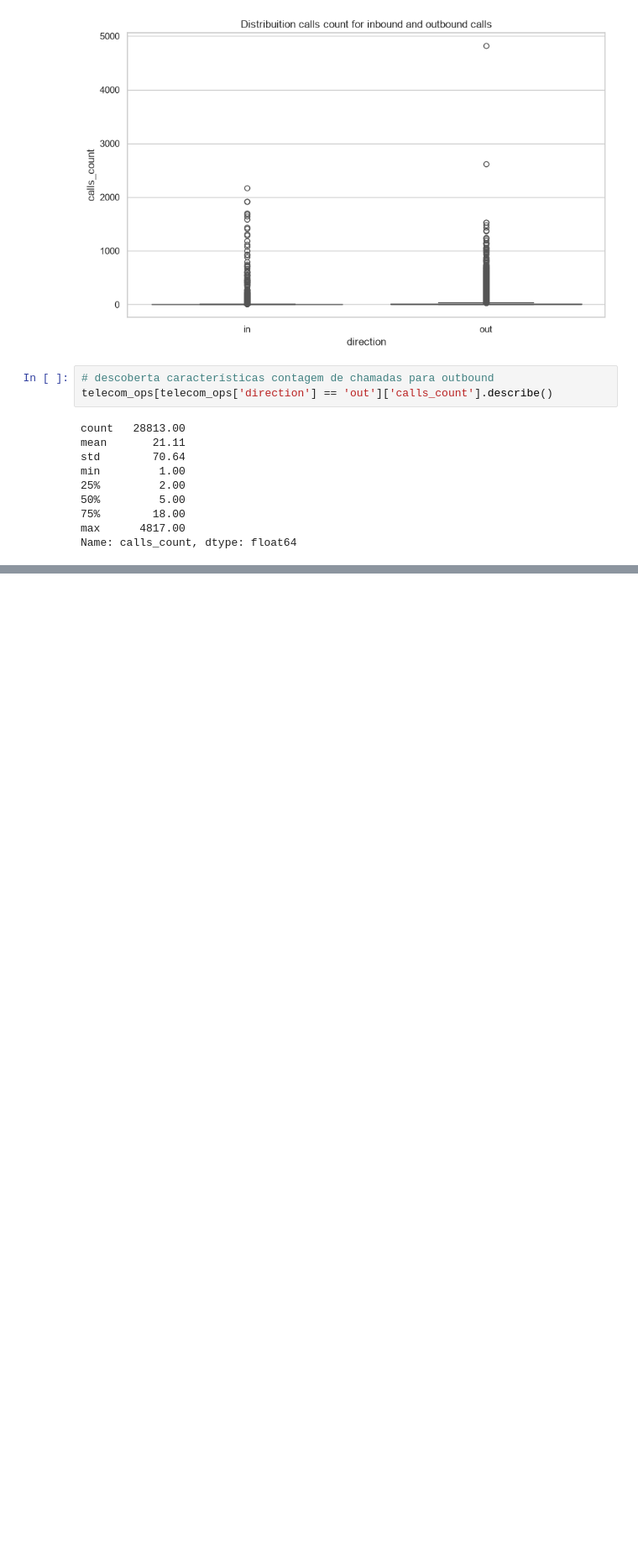
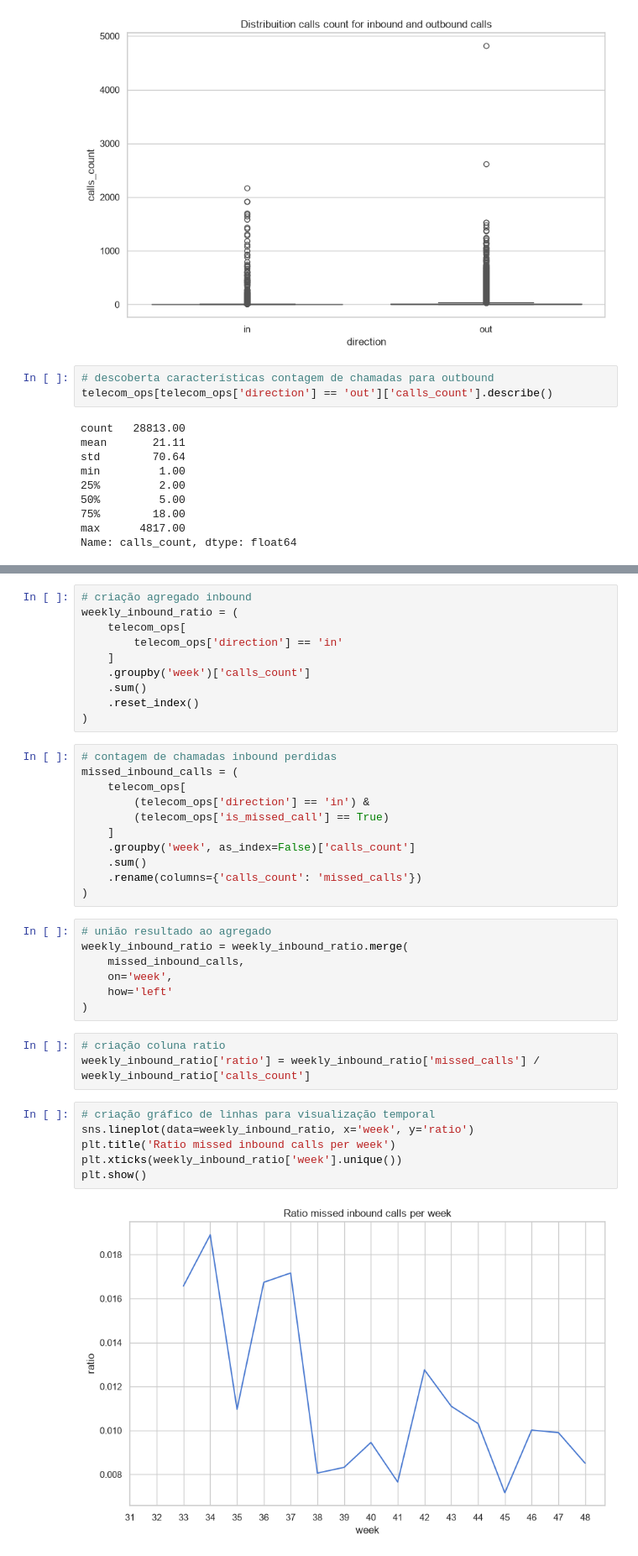
Before and after one commit to rodriguesbrian/tt14_call_me_maybe_project, a Jupyter notebook: notebook/analysis.ipynb, the cells around one changed output, grey strips where cells are left out. Shown at 84% size. Drawn from its saved outputs; the diff is of its cells as text; blank space fills up the shorter version.

```diff
--- a/notebook/analysis.ipynb
+++ b/notebook/analysis.ipynb
@@ -472,0 +511,39 @@ Em contrapartida, as chamadas outbound apresentam uma distribuição muito mais
+# %%
+# criação agregado inbound
+weekly_inbound_ratio = (
+    telecom_ops[
+        telecom_ops['direction'] == 'in'
+    ]
+    .groupby('week')['calls_count']
+    .sum()
+    .reset_index()
+)
+# %%
+# contagem de chamadas inbound perdidas
+missed_inbound_calls = (
+    telecom_ops[
+        (telecom_ops['direction'] == 'in') &
+        (telecom_ops['is_missed_call'] == True)
+    ]
+    .groupby('week', as_index=False)['calls_count']
+    .sum()
+    .rename(columns={'calls_count': 'missed_calls'})
+)
+# %%
+# união resultado ao agregado
+weekly_inbound_ratio = weekly_inbound_ratio.merge(
+    missed_inbound_calls,
+    on='week',
+    how='left'
+)
+# %%
+# criação coluna ratio
+weekly_inbound_ratio['ratio'] = weekly_inbound_ratio['missed_calls'] / weekly_inbound_ratio['calls_count']
+# %%
+# criação gráfico de linhas para visualização temporal
+sns.lineplot(data=weekly_inbound_ratio, x='week', y='ratio')
+plt.title('Ratio missed inbound calls per week')
+plt.xticks(weekly_inbound_ratio['week'].unique())
+plt.show()
+# %% [output]
+[figure, added]
```
Also changed, not shown: parts of 17 cells of this notebook.
